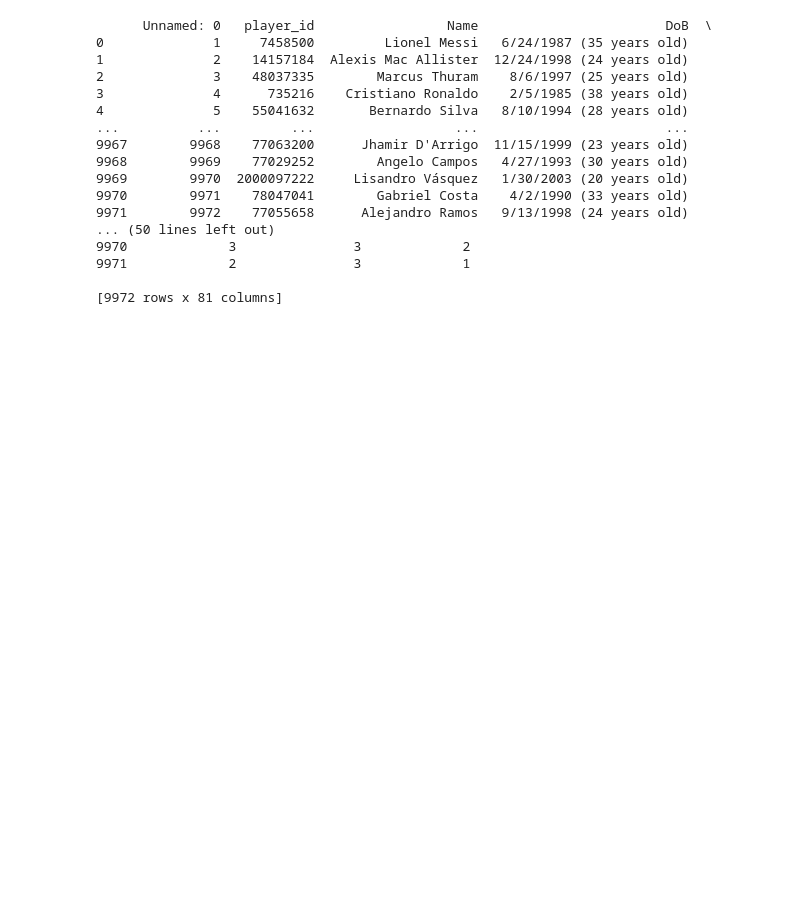
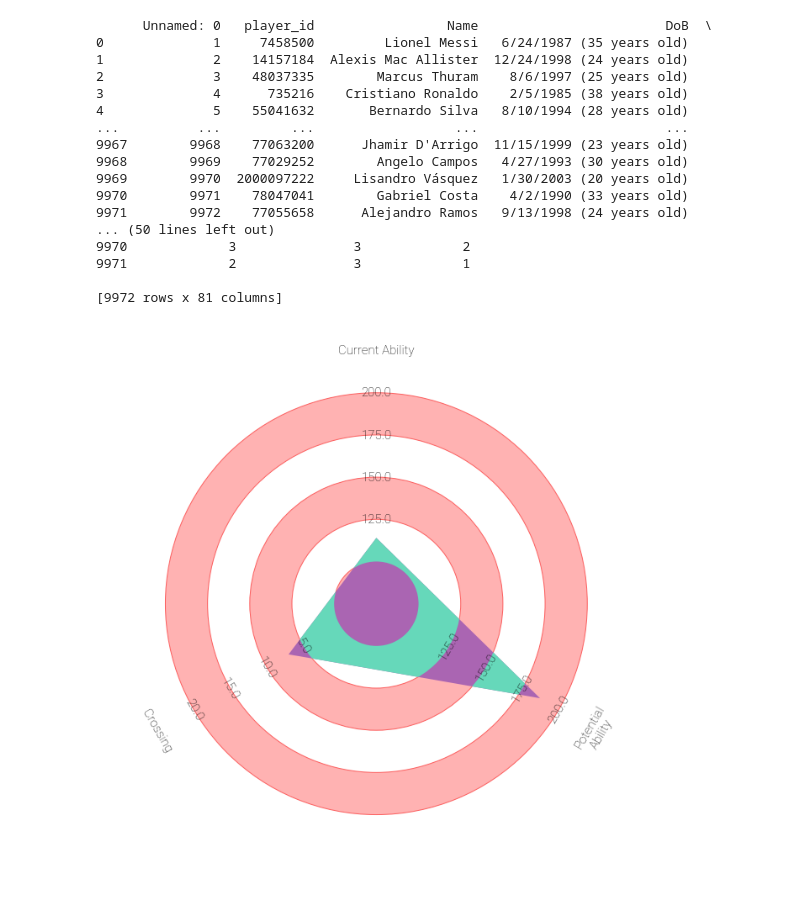
Before and after one commit to etlawlor15/Football-Analysis, a Jupyter notebook: csv_cleanup.ipynb, the cells around one changed output. Saved outputs shown, nothing was run; the diff lists cells and outputs as text; code cells hidden in the pictures; blank space fills up the shorter version.

Commit message:
Began Endrick radar
Vamos!

```diff
--- a/csv_cleanup.ipynb
+++ b/csv_cleanup.ipynb
@@ -29,0 +44,39 @@ print(df)
+# %%
+URL1 = ('https://raw.githubusercontent.com/googlefonts/SourceSerifProGFVersion/main/fonts/'
+        'SourceSerifPro-Regular.ttf')
+serif_regular = FontManager(URL1)
+URL2 = ('https://raw.githubusercontent.com/googlefonts/SourceSerifProGFVersion/main/fonts/'
+        'SourceSerifPro-ExtraLight.ttf')
+serif_extra_light = FontManager(URL2)
+URL3 = ('https://raw.githubusercontent.com/google/fonts/main/ofl/rubikmonoone/'
+        'RubikMonoOne-Regular.ttf')
+rubik_regular = FontManager(URL3)
+URL4 = 'https://raw.githubusercontent.com/googlefonts/roboto/main/src/hinted/Roboto-Thin.ttf'
+robotto_thin = FontManager(URL4)
+URL5 = ('https://raw.githubusercontent.com/google/fonts/main/apache/robotoslab/'
+        'RobotoSlab%5Bwght%5D.ttf')
+robotto_bold = FontManager(URL5)
+# %%
+endrick_values =   [114,187,7]
+# %%
+radar = Radar(params, low, high,
+              #lower_is_better=lower_is_better,
+              # whether to round any of the labels to integers instead of decimal places
+              round_int=[False]*len(params),
+              num_rings=4,  # the number of concentric circles (excluding center circle)
+              # if the ring_width is more than the center_circle_radius then
+              # the center circle radius will be wider than the width of the concentric circles
+              ring_width=1, center_circle_radius=1)
+# %%
+fig, ax = radar.setup_axis()  # format axis as a radar
+rings_inner = radar.draw_circles(ax=ax, facecolor='#ffb2b2', edgecolor='#fc5f5f')  # draw circles
+radar_output = radar.draw_radar(endrick_values, ax=ax,
+                                kwargs_radar={'facecolor': '#aa65b2'},
+                                kwargs_rings={'facecolor': '#66d8ba'})  # draw the radar
+radar_poly, rings_outer, vertices = radar_output
+range_labels = radar.draw_range_labels(ax=ax, fontsize=15,
+                                       fontproperties=robotto_thin.prop)  # draw the range labels
+param_labels = radar.draw_param_labels(ax=ax, fontsize=15,
+                                       fontproperties=robotto_thin.prop)  # draw the param labels
+# %% [output]
+[figure, added]
```
Also changed, not shown: parts of 2 cells of this notebook.
